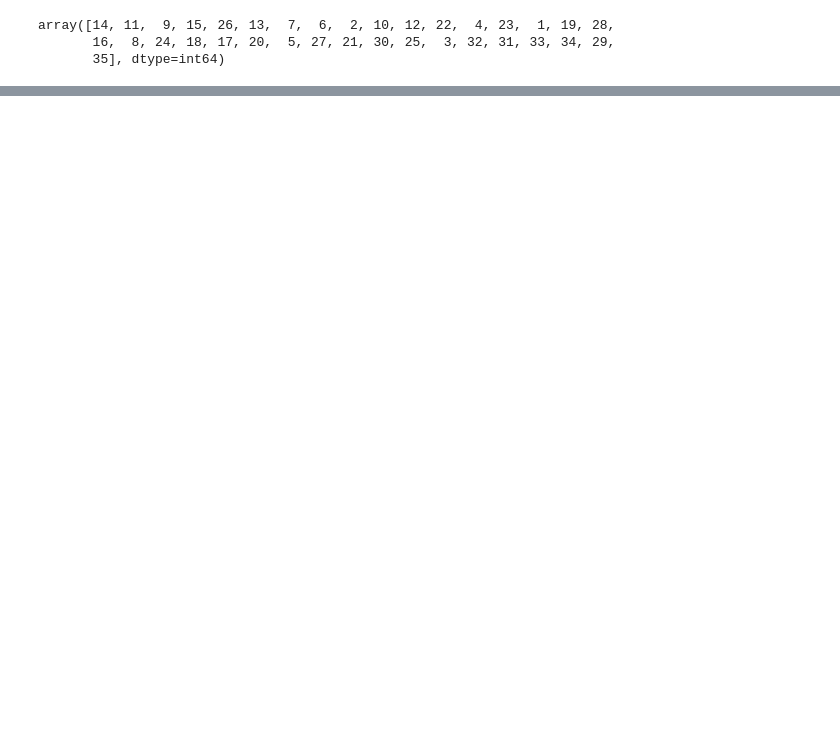
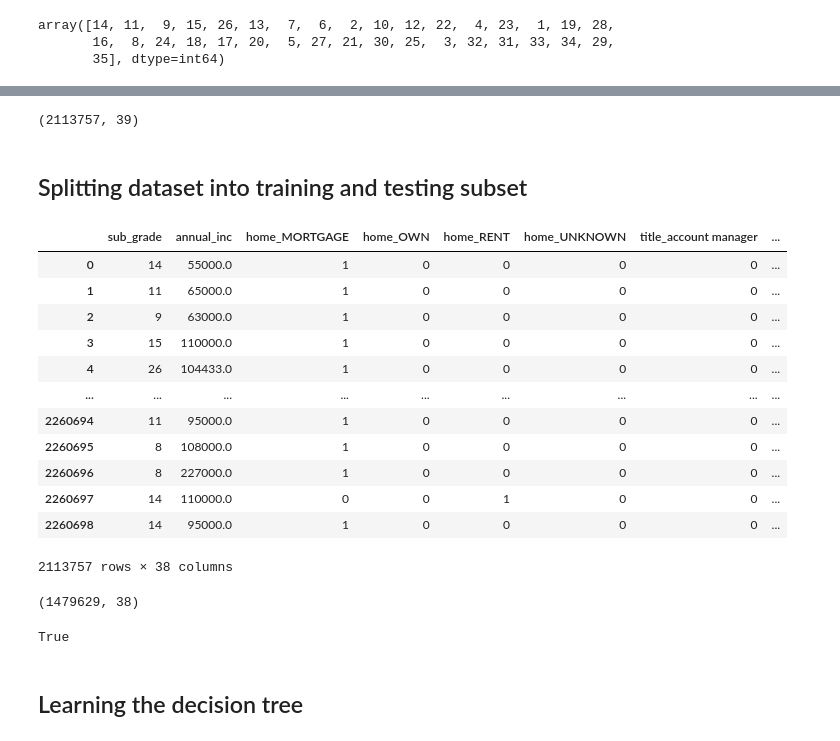
Before and after one commit to jjsalcedo01/CScoreM, a Jupyter notebook: CreditScore.ipynb, the cells around one changed output, grey strips where cells are left out. Drawn from its saved outputs; the diff is of its cells as text; code cells hidden in the pictures; blank space fills up the shorter version.

```diff
--- a/CreditScore.ipynb
+++ b/CreditScore.ipynb
@@ -235,0 +510,3 @@ sns.kdeplot(df['annual_inc'])
+# %%
+one_hot_verif_status = pd.get_dummies(df['verification_status'], prefix='verif')
+one_hot_verif_status.head(10)
@@ -235,0 +525,3 @@ sns.kdeplot(df['annual_inc'])
+# %%
+features_df.append(one_hot_verif_status)
+features_name += list(one_hot_verif_status.columns)
@@ -235,0 +605,22 @@ sns.kdeplot(df['annual_inc'])
+# %%
+df_features.shape
+# %% [output]
+(2113757, 39)
+# %% [markdown]
+## Splitting dataset into training and testing subset
+# %%
+df_features.loc[:,df_features.columns != 'default']
+# %% [output]
+|  | sub_grade | annual_inc | home_MORTGAGE | home_OWN | home_RENT | home_UNKNOWN | title_account manager | ... |
+| 0 | 14 | 55000.0 | 1 | 0 | 0 | 0 | 0 | ... |
+| 1 | 11 | 65000.0 | 1 | 0 | 0 | 0 | 0 | ... |
+| 2 | 9 | 63000.0 | 1 | 0 | 0 | 0 | 0 | ... |
+| 3 | 15 | 110000.0 | 1 | 0 | 0 | 0 | 0 | ... |
+| 4 | 26 | 104433.0 | 1 | 0 | 0 | 0 | 0 | ... |
+| ... | ... | ... | ... | ... | ... | ... | ... | ... |
+| 2260694 | 11 | 95000.0 | 1 | 0 | 0 | 0 | 0 | ... |
+| 2260695 | 8 | 108000.0 | 1 | 0 | 0 | 0 | 0 | ... |
+| 2260696 | 8 | 227000.0 | 1 | 0 | 0 | 0 | 0 | ... |
+| 2260697 | 14 | 110000.0 | 0 | 0 | 1 | 0 | 0 | ... |
+| 2260698 | 14 | 95000.0 | 1 | 0 | 0 | 0 | 0 | ... |
+2113757 rows × 38 columns
@@ -235,0 +629,10 @@ sns.kdeplot(df['annual_inc'])
+# %%
+X_train.shape
+# %% [output]
+(1479629, 38)
+# %%
+'default' not in X_train.columns
+# %% [output]
+True
+# %% [markdown]
+## Learning the decision tree
```
Also changed, not shown: parts of 47 cells of this notebook.
